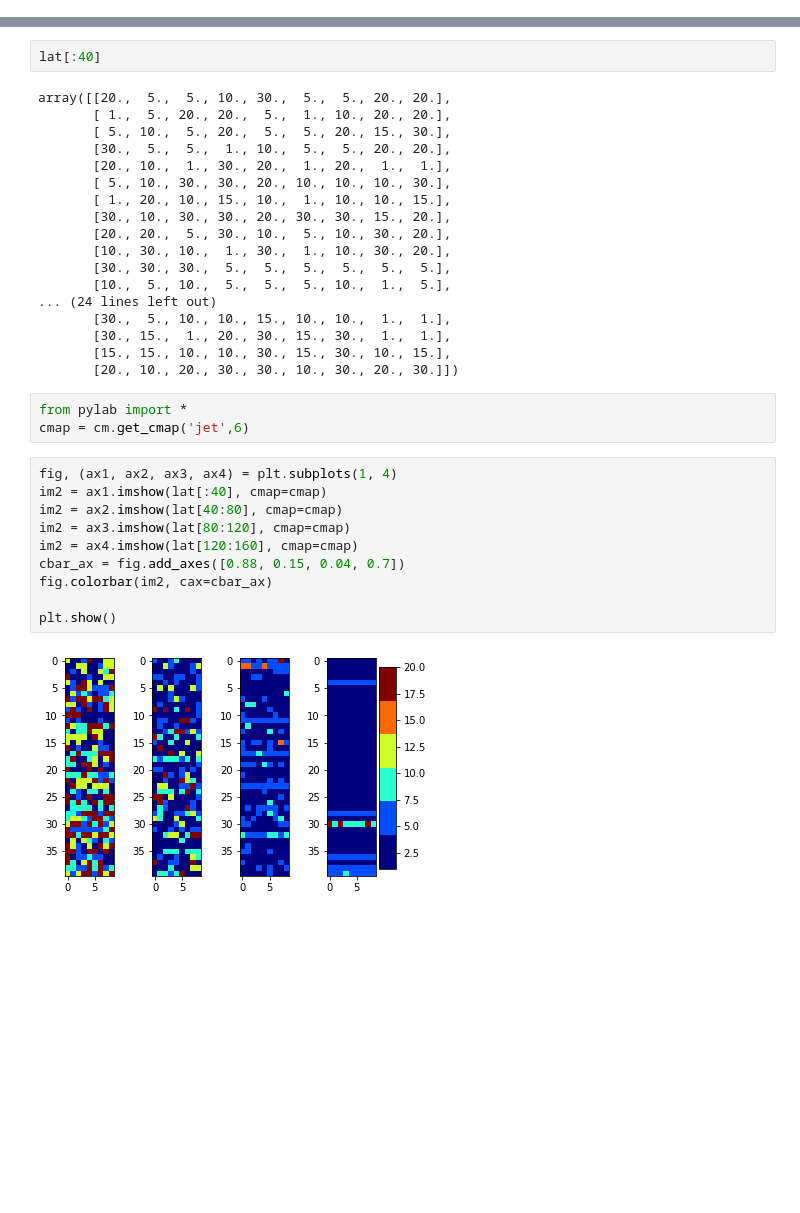
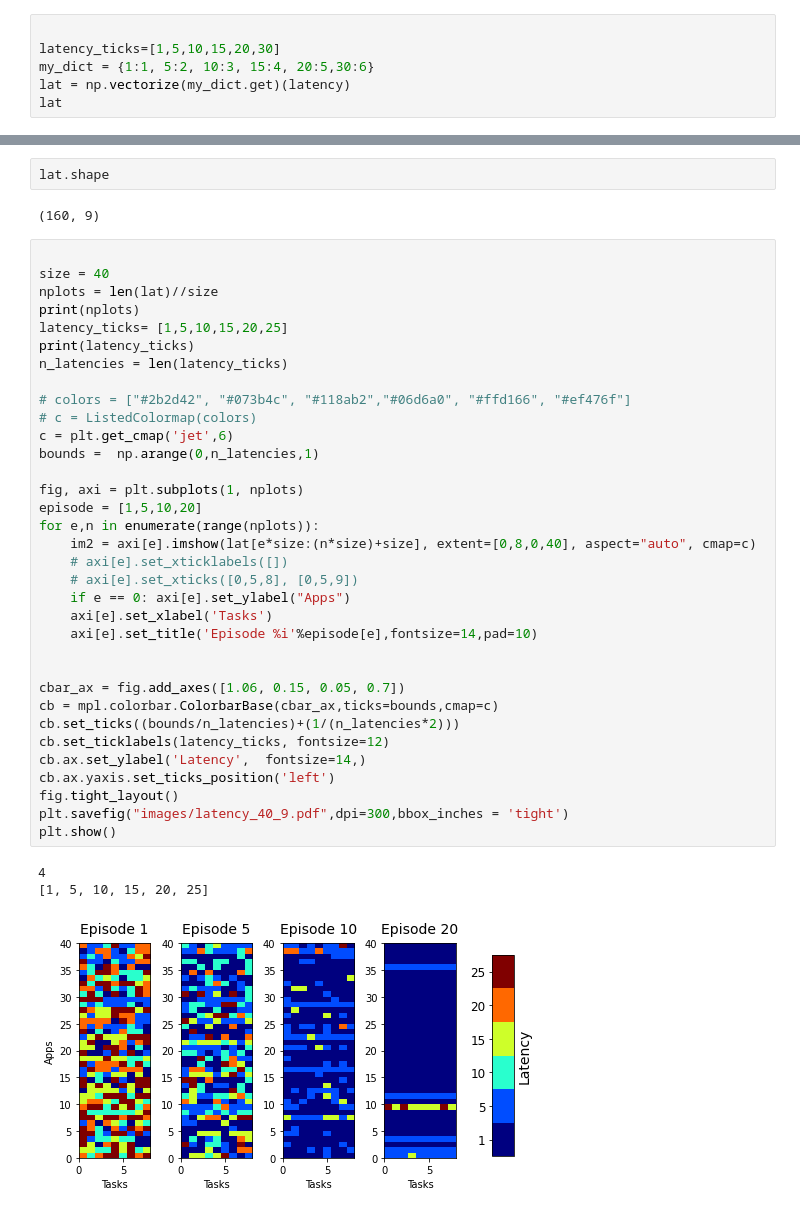
Before and after one commit to acsicuib/DRL-AC-Allocation, a Jupyter notebook: notebook_plot_log_alloc.ipynb, the cells around one changed output, grey strips where cells are left out. Drawn from its saved outputs; the diff is of its cells as text; blank space fills up the shorter version.

```diff
--- a/notebook_plot_log_alloc.ipynb
+++ b/notebook_plot_log_alloc.ipynb
@@ -25,0 +112,6 @@ machines.shape
+# %%
+
+latency_ticks=[1,5,10,15,20,30]
+my_dict = {1:1, 5:2, 10:3, 15:4, 20:5,30:6}
+lat = np.vectorize(my_dict.get)(latency)
+lat
@@ -26,35 +126,42 @@ machines.shape
 # %%
-lat[:40]
+lat.shape
 # %% [output]
-array([[20.,  5.,  5., 10., 30.,  5.,  5., 20., 20.],
-       [ 1.,  5., 20., 20.,  5.,  1., 10., 20., 20.],
-       [ 5., 10.,  5., 20.,  5.,  5., 20., 15., 30.],
-       [30.,  5.,  5.,  1., 10.,  5.,  5., 20., 20.],
-       [20., 10.,  1., 30., 20.,  1., 20.,  1.,  1.],
-       [ 5., 10., 30., 30., 20., 10., 10., 10., 30.],
-       [ 1., 20., 10., 15., 10.,  1., 10., 10., 15.],
-       [30., 10., 30., 30., 20., 30., 30., 15., 20.],
-       [20., 20.,  5., 30., 10.,  5., 10., 30., 20.],
-       [10., 30., 10.,  1., 30.,  1., 10., 30., 20.],
-       [30., 30., 30.,  5.,  5.,  5.,  5.,  5.,  5.],
-       [10.,  5., 10.,  5.,  5.,  5., 10.,  1.,  5.],
-... (24 lines left out)
-       [30.,  5., 10., 10., 15., 10., 10.,  1.,  1.],
-       [30., 15.,  1., 20., 30., 15., 30.,  1.,  1.],
-       [15., 15., 10., 10., 30., 15., 30., 10., 15.],
-       [20., 10., 20., 30., 30., 10., 30., 20., 30.]])
+(160, 9)
-# %%
-from pylab import *
-cmap = cm.get_cmap('jet',6)
-# %%
-fig, (ax1, ax2, ax3, ax4) = plt.subplots(1, 4)
-im2 = ax1.imshow(lat[:40], cmap=cmap)
-im2 = ax2.imshow(lat[40:80], cmap=cmap)
-im2 = ax3.imshow(lat[80:120], cmap=cmap)
-im2 = ax4.imshow(lat[120:160], cmap=cmap)
-cbar_ax = fig.add_axes([0.88, 0.15, 0.04, 0.7])
-fig.colorbar(im2, cax=cbar_ax)
-
-plt.show()
-# %% [output]
-[figure, removed]
+# %%
+
+size = 40
+nplots = len(lat)//size
+print(nplots)
+latency_ticks= [1,5,10,15,20,25]
+print(latency_ticks)
+n_latencies = len(latency_ticks)
+
+# colors = ["#2b2d42", "#073b4c", "#118ab2","#06d6a0", "#ffd166", "#ef476f"]
+# c = ListedColormap(colors)
+c = plt.get_cmap('jet',6)
+bounds =  np.arange(0,n_latencies,1)
+
+fig, axi = plt.subplots(1, nplots)
+episode = [1,5,10,20]
+for e,n in enumerate(range(nplots)):
+    im2 = axi[e].imshow(lat[e*size:(n*size)+size], extent=[0,8,0,40], aspect="auto", cmap=c)
+    # axi[e].set_xticklabels([])
+    # axi[e].set_xticks([0,5,8], [0,5,9])
+    if e == 0: axi[e].set_ylabel("Apps")
+    axi[e].set_xlabel('Tasks')
+    axi[e].set_title('Episode %i'%episode[e],fontsize=14,pad=10)
+
+
+cbar_ax = fig.add_axes([1.06, 0.15, 0.05, 0.7])
+cb = mpl.colorbar.ColorbarBase(cbar_ax,ticks=bounds,cmap=c)
+cb.set_ticks((bounds/n_latencies)+(1/(n_latencies*2)))
+cb.set_ticklabels(latency_ticks, fontsize=12)
+cb.ax.set_ylabel('Latency',  fontsize=14,)
+cb.ax.yaxis.set_ticks_position('left')
+fig.tight_layout()
+plt.savefig("images/latency_40_9.pdf",dpi=300,bbox_inches = 'tight')
+plt.show()
+# %% [output]
+4
+[1, 5, 10, 15, 20, 25]
+[figure, added]
```
Also changed, not shown: parts of 19 cells of this notebook, 20 other files.
